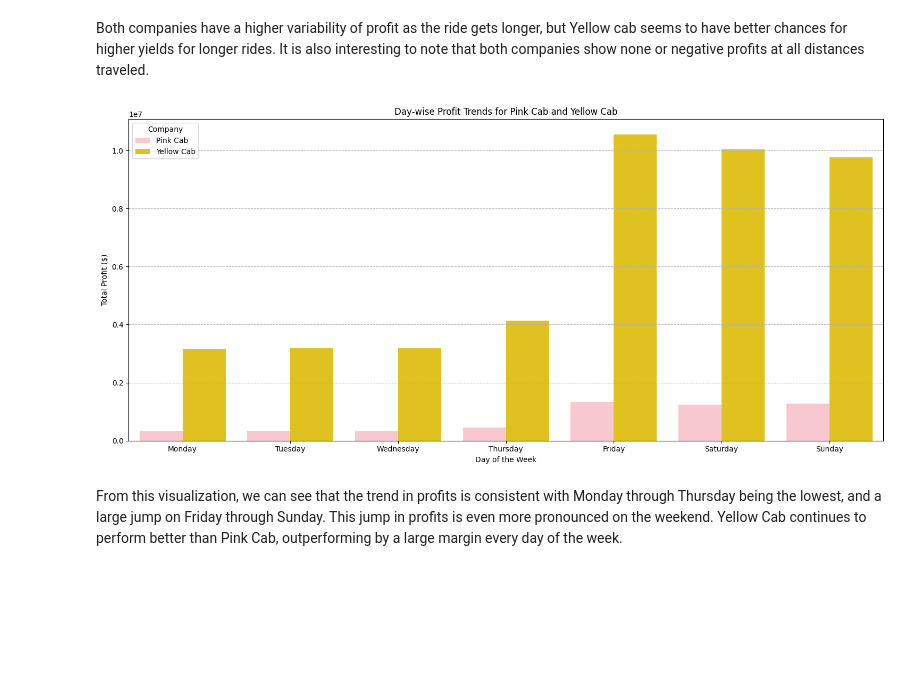
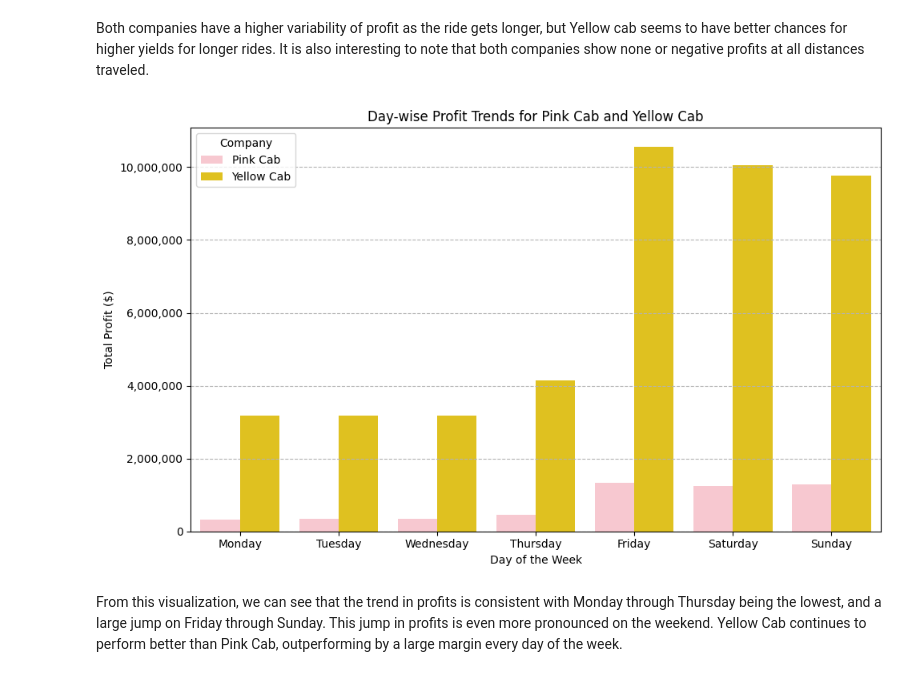
Before and after one commit to matthewiversen/data-glacier-internship, a Jupyter notebook: week-2/notebook.ipynb, the cells around one changed output. Cells and saved outputs as stored; diff of their text form; code cells hidden in the pictures; blank space fills up the shorter version.

```diff
--- a/week-2/notebook.ipynb
+++ b/week-2/notebook.ipynb
@@ -530,27 +525,34 @@ plt.show()
 Both companies have a higher variability of profit as the ride gets longer, but Yellow cab seems to have better chances for higher yields for longer rides. It is also interesting to note that both companies show none or negative profits at all distances traveled.
 # %%
 # First we deal with the date conversion (excel -> datetime)
-cab_data['Date of Travel'] = pd.to_datetime(cab_data['Date of Travel'], origin='1899-12-30', unit='D')
+if not pd.api.types.is_datetime64_any_dtype(cab_data['Date of Travel']):
+    cab_data['Date of Travel'] = pd.to_datetime(cab_data['Date of Travel'], origin='1899-12-30', unit='D')
 
 # Extracting day
 cab_data['Day of Week'] = cab_data['Date of Travel'].dt.day_name()
 day_order = ['Monday', 'Tuesday', 'Wednesday', 'Thursday', 'Friday', 'Saturday', 'Sunday']
 
 # Grouping data by day/company
 daywise_profit = cab_data.groupby(['Day of Week', 'Company'])['Profit'].sum().reset_index()
 
 # Plotting the day-wise profit trends for both companies
-plt.figure(figsize=(15, 7))
+plt.figure(figsize=(10, 6))
 sb.barplot(data=daywise_profit, x='Day of Week', y='Profit', hue='Company', order=day_order, palette=['pink', 'gold'])
 plt.title('Day-wise Profit Trends for Pink Cab and Yellow Cab')
 plt.xlabel('Day of the Week')
 plt.ylabel('Total Profit ($)')
 plt.legend(title="Company")
 plt.grid(True, axis='y', ls="--", c='0.7')
+
+# Customizing y_ticks
+y_ticks = [0, 2e6, 4e6, 6e6, 8e6, 10e6]
+y_labels = [0, '2,000,000', '4,000,000', '6,000,000', '8,000,000', '10,000,000']
+plt.yticks(y_ticks, y_labels)
+
 plt.tight_layout()
 plt.show()
 # %% [output]
-[figure, old version]
+[figure, new version]
 # %% [markdown]
 From this visualization, we can see that the trend in profits is consistent with Monday through Thursday being the lowest, and a large jump on Friday through Sunday. This jump in profits is even more pronounced on the weekend. Yellow Cab continues to perform better than Pink Cab, outperforming by a large margin every day of the week.
 # %% [markdown]
```
Also changed, not shown: parts of 10 cells of this notebook, 2 other files.
